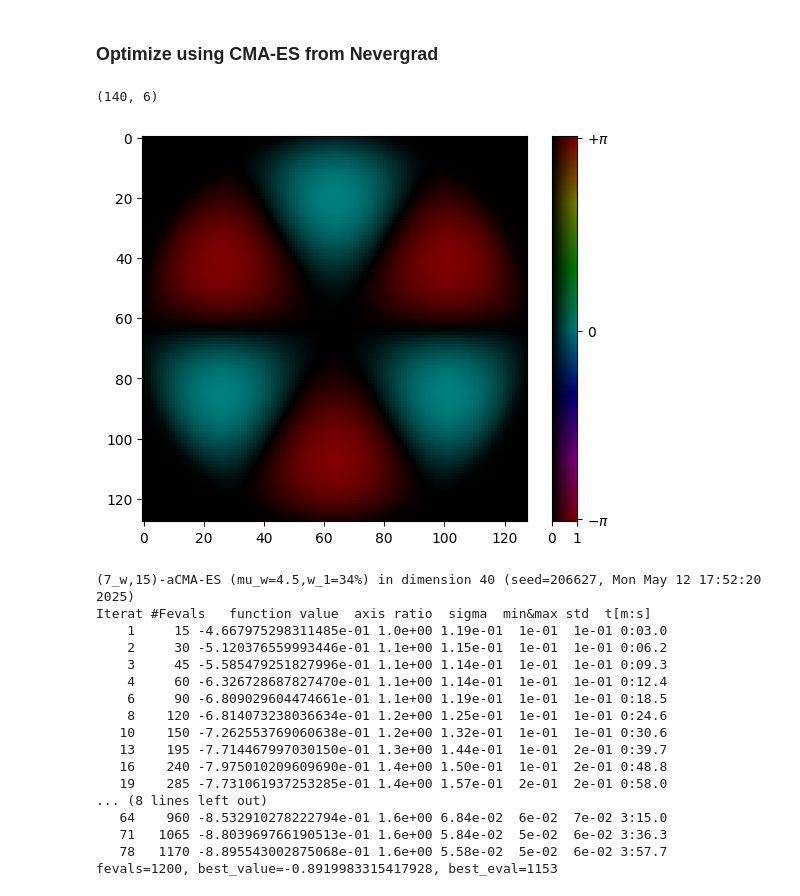
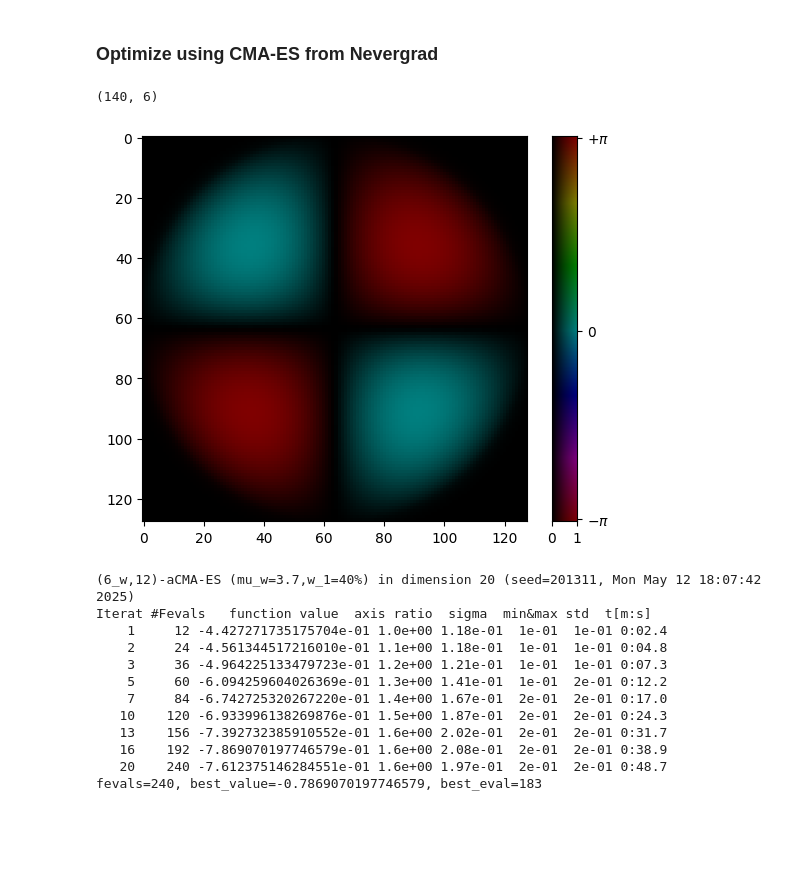
Before and after one commit to jysru/MMF_LP_modes, a Jupyter notebook: modes_optim/diagonal_fiber_optimization_partitionned_modes_coeffs.ipynb, the cells around one changed output. Cells and saved outputs as stored; diff of their text form; code cells hidden in the pictures; blank space fills up the shorter version.

```diff
--- a/modes_optim/diagonal_fiber_optimization_partitionned_modes_coeffs.ipynb
+++ b/modes_optim/diagonal_fiber_optimization_partitionned_modes_coeffs.ipynb
@@ -131,7 +131,7 @@ class ModalModeController:
 
 
     def compute_output_field(self, x_reim):
-        self.dm_field = self.generate_modal_input_beam(x_reim)
+        self.dm_field = self.convert_field_to_dm(self.generate_modal_input_beam(x_reim))
         self.coupled_in = StepIndexFiberDegenCoupler(self.dm_field, self.grid, self.fiber, N_modes=self.fiber._N_modes_degen)
         self.coupled_out = self.propagate(self.coupled_in)
 
@@ -143,6 +143,23 @@ class ModalModeController:
         cplx_coeffs /= np.sqrt(np.sum(np.square(np.abs(cplx_coeffs))))
         self.speckle.compose(cplx_coeffs)
         return self.speckle.field
+
+    def convert_field_to_dm(self, field: np.array):
+        with torch.no_grad():
+            downsampler = AdaptiveAvgPool2d(output_size=(self.dm_1d_acts, self.dm_1d_acts))
+            upsampler =  UpsamplingNearest2d(size=self.target_field.shape)
+
+            downsampled = (
+                downsampler(torch.from_numpy(np.real(field[np.newaxis, np.newaxis, ...])))
+                + 1j * downsampler(torch.from_numpy(np.imag(field[np.newaxis, np.newaxis, ...])))
+            )
+
+            resampled = (
+                upsampler(torch.real(downsampled))
+                + 1j * upsampler(torch.imag(downsampled))
+            )
+
+        return resampled.squeeze().cpu().detach().numpy()
 
     def propagate(self, coupled_in) -> np.ndarray:
         new_coeffs = self.propagation_matrix @ coupled_in.modes_coeffs
@@ -261,30 +278,31 @@ class ModalModeController:
 # %%
 from waveoptics.plots.plots import complex_imshow
 from scipy.ndimage import gaussian_filter
 
-n = 20
-mode_index = 4
+n_modes = 10
+n_dm = 64
+mode_index = 2
 target_field = np.complex64(fiber._modes[:, :, 1, mode_index])
 complex_imshow(target_field)
 
 controller = ModalModeController(
-    n_control_modes=n,
-    dm_1d_acts=n,
+    n_control_modes=n_modes,
+    dm_1d_acts=n_dm,
     grid=grid,
     target_field=target_field,
     mode_index=mode_index,
     fiber=fiber,
     fiber_length=1000.0,
     fitness_type='fourier',
     pad_coeff=5,
 )
 # %% [output]
 (140, 6)
-[figure, old version]
+[figure, new version]
 # %%
 import cma
 
-x0 = np.random.rand(n) * np.exp(1j * 2 * np.pi * np.random.rand(n))
+x0 = np.random.rand(n_modes) * np.exp(1j * 2 * np.pi * np.random.rand(n_modes))
 x0 /= np.sqrt(np.sum(np.square(np.abs(x0))))
 x0 = np.concatenate([np.real(x0), np.imag(x0)])
 ub = 1.0
@@ -299,7 +317,7 @@ es = cma.CMAEvolutionStrategy(
     },
 )
 
-es.optimize(controller.fitness_cplx, iterations=80)
+es.optimize(controller.fitness_cplx, iterations=20)
 # Get best solution and show it
 best_solution = es.result.xbest
 best_value = es.result.fbest
@@ -310,23 +328,18 @@ print(f"fevals={fevals}, best_value={best_value}, best_eval={best_eval}")
 
 # plt.imshow(np.square(get_amplitude_from_phases(best_solution, TM, m)))
 # %% [output]
-(7_w,15)-aCMA-ES (mu_w=4.5,w_1=34%) in dimension 40 (seed=206627, Mon May 12 17:52:20 2025)
+(6_w,12)-aCMA-ES (mu_w=3.7,w_1=40%) in dimension 20 (seed=201311, Mon May 12 18:07:42 2025)
 Iterat #Fevals   function value  axis ratio  sigma  min&max std  t[m:s]
-    1     15 -4.667975298311485e-01 1.0e+00 1.19e-01  1e-01  1e-01 0:03.0
-    2     30 -5.120376559993446e-01 1.1e+00 1.15e-01  1e-01  1e-01 0:06.2
-    3     45 -5.585479251827996e-01 1.1e+00 1.14e-01  1e-01  1e-01 0:09.3
-    4     60 -6.326728687827470e-01 1.1e+00 1.14e-01  1e-01  1e-01 0:12.4
-    6     90 -6.809029604474661e-01 1.1e+00 1.19e-01  1e-01  1e-01 0:18.5
-    8    120 -6.814073238036634e-01 1.2e+00 1.25e-01  1e-01  1e-01 0:24.6
-   10    150 -7.262553769060638e-01 1.2e+00 1.32e-01  1e-01  1e-01 0:30.6
-   13    195 -7.714467997030150e-01 1.3e+00 1.44e-01  1e-01  2e-01 0:39.7
-   16    240 -7.975010209609690e-01 1.4e+00 1.50e-01  1e-01  2e-01 0:48.8
-   19    285 -7.731061937253285e-01 1.4e+00 1.57e-01  2e-01  2e-01 0:58.0
-... (8 lines left out)
-   64    960 -8.532910278222794e-01 1.6e+00 6.84e-02  6e-02  7e-02 3:15.0
-   71   1065 -8.803969766190513e-01 1.6e+00 5.84e-02  5e-02  6e-02 3:36.3
-   78   1170 -8.895543002875068e-01 1.6e+00 5.58e-02  5e-02  6e-02 3:57.7
-fevals=1200, best_value=-0.8919983315417928, best_eval=1153
+    1     12 -4.427271735175704e-01 1.0e+00 1.18e-01  1e-01  1e-01 0:02.4
+    2     24 -4.561344517216010e-01 1.1e+00 1.18e-01  1e-01  1e-01 0:04.8
+    3     36 -4.964225133479723e-01 1.2e+00 1.21e-01  1e-01  1e-01 0:07.3
+    5     60 -6.094259604026369e-01 1.3e+00 1.41e-01  1e-01  2e-01 0:12.2
+    7     84 -6.742725320267220e-01 1.4e+00 1.67e-01  2e-01  2e-01 0:17.0
+   10    120 -6.933996138269876e-01 1.5e+00 1.87e-01  2e-01  2e-01 0:24.3
+   13    156 -7.392732385910552e-01 1.6e+00 2.02e-01  2e-01  2e-01 0:31.7
+   16    192 -7.869070197746579e-01 1.6e+00 2.08e-01  2e-01  2e-01 0:38.9
+   20    240 -7.612375146284551e-01 1.6e+00 1.97e-01  2e-01  2e-01 0:48.7
+fevals=240, best_value=-0.7869070197746579, best_eval=183
 # %%
 controller.fitness_cplx(x_reim=best_solution)
 controller.plot_results()
```
Also changed, not shown: parts of 3 cells of this notebook.
